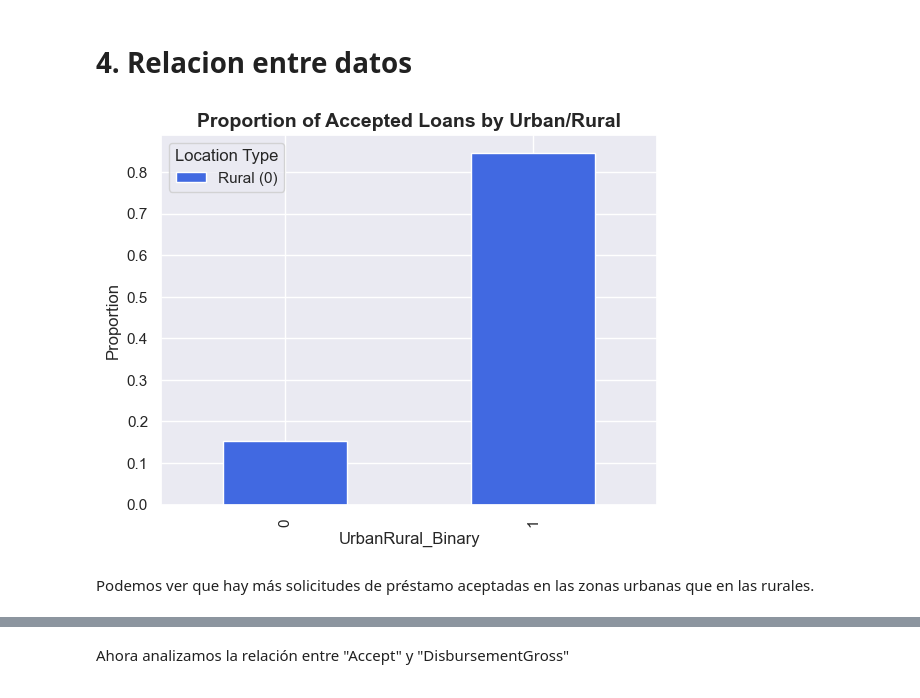
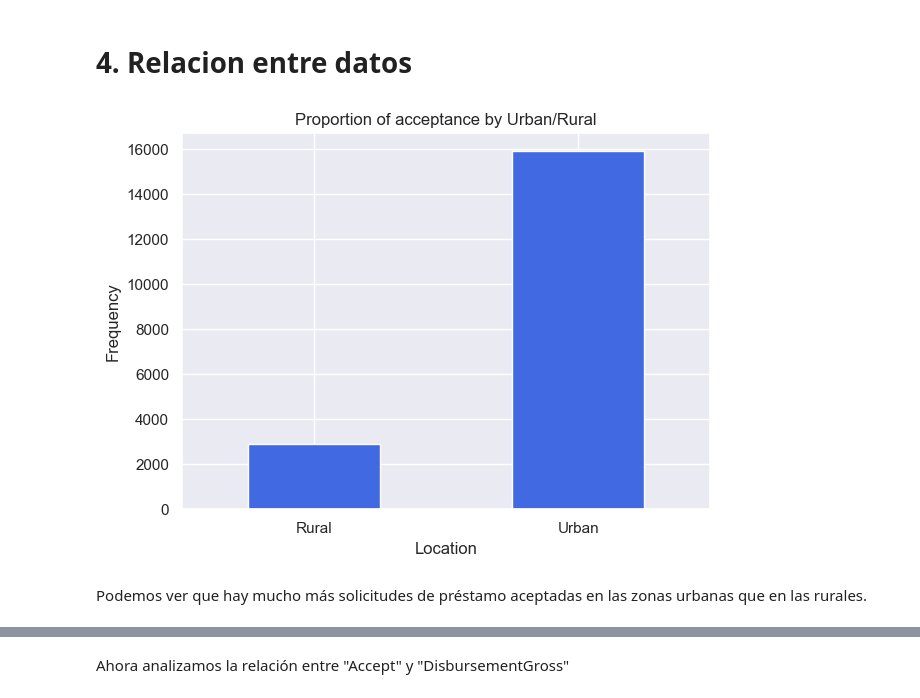
Before and after one commit to Tehedor/Reto1_ML-ABID, a Jupyter notebook: 2_Visualizacion.ipynb, the cells around one changed output, grey strips where cells are left out. Cells and saved outputs as stored; diff of their text form; code cells hidden in the pictures.

```diff
--- a/2_Visualizacion.ipynb
+++ b/2_Visualizacion.ipynb
@@ -56,19 +56,19 @@ La aceptación parece bastante heterogénea en todas las características, lo qu
 # %% [markdown]
 # 4. Relacion entre datos
 # %%
-ax = (df.query('Accept == 1')
+ax = (df.query('Accept ==1')
         .groupby(['UrbanRural_Binary'])
-        .size() / len(df.query('Accept == 1'))
+        .size()
      ).plot(kind='bar', color=['royalblue'])
 
-plt.xlabel("UrbanRural_Binary", fontsize=12)
-plt.ylabel("Proportion", fontsize=12)
-plt.title("Proportion of Accepted Loans by Urban/Rural", fontsize=14, fontweight="bold")
+ax.set_ylabel("Frequency")
+ax.set_title("Proportion of acceptance by Urban/Rural")
+ax.set_xlabel("Location")
+ax.set_xticklabels(['Rural', 'Urban'], rotation=0)
 
-legend_labels = ["Rural (0)", "Urban (1)"]
-ax.legend(legend_labels, title="Location Type")
+plt.tight_layout()
 plt.show()
 # %% [output]
-[figure, old version]
+[figure, new version]
 # %% [markdown]
-Podemos ver que hay más solicitudes de préstamo aceptadas en las zonas urbanas que en las rurales.
+Podemos ver que hay mucho más solicitudes de préstamo aceptadas en las zonas urbanas que en las rurales.
```
Also changed, not shown: parts of 16 cells of this notebook.
